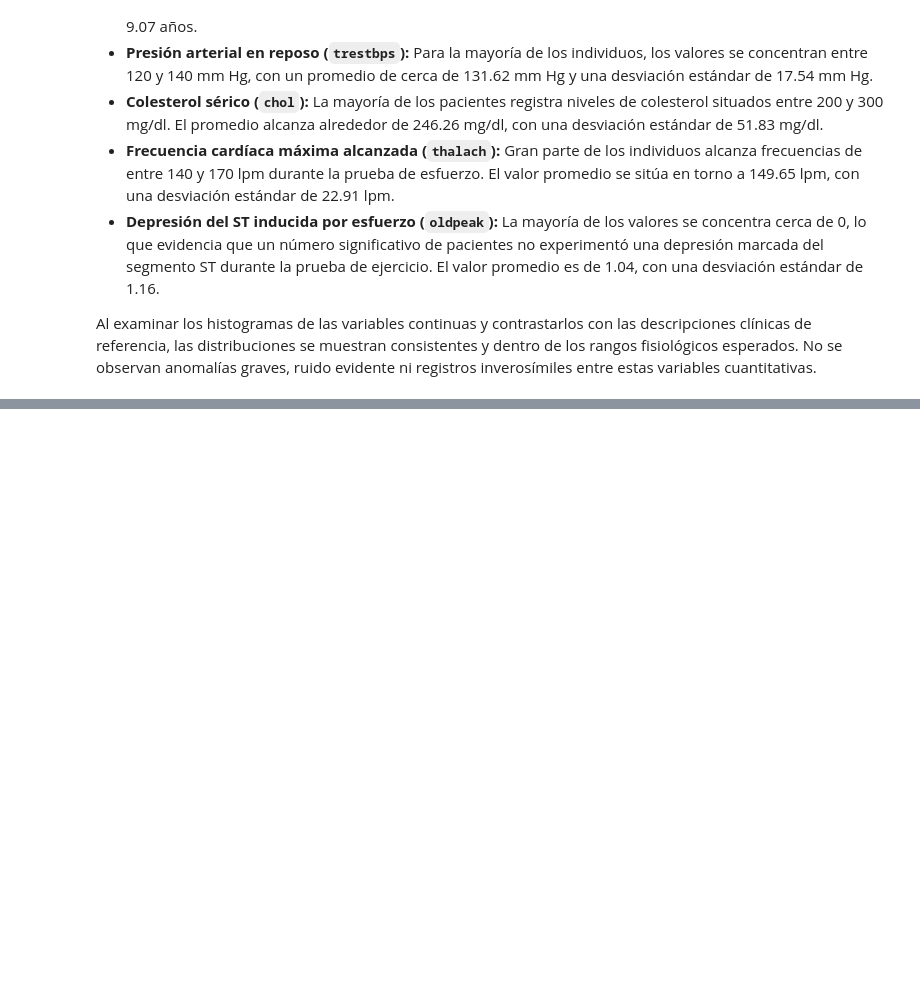
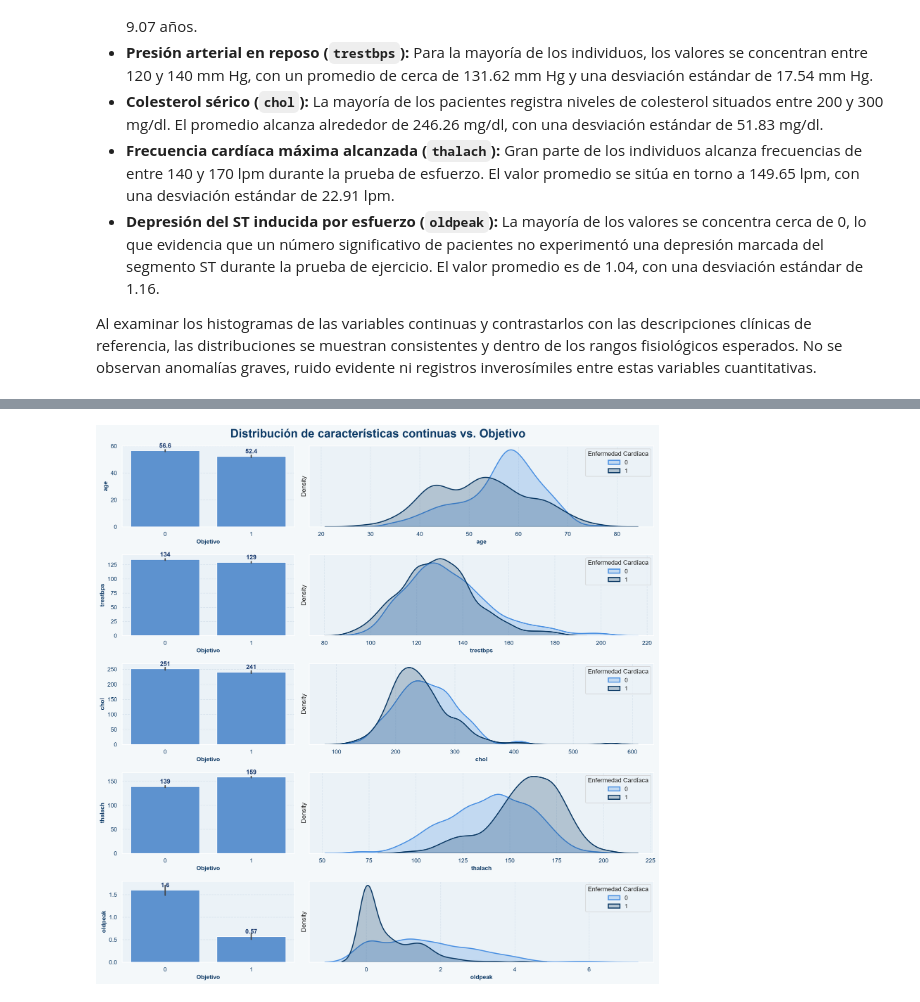
Before and after one commit to david-ramirezl/deteccion-riesgo-cardiovascular, a Jupyter notebook: notebooks/deteccion_riesgo_cardiovascular.ipynb, the cells around one changed output, grey strips where cells are left out. Saved outputs shown, nothing was run; the diff lists cells and outputs as text; code cells hidden in the pictures; blank space fills up the shorter version.

```diff
--- a/notebooks/deteccion_riesgo_cardiovascular.ipynb
+++ b/notebooks/deteccion_riesgo_cardiovascular.ipynb
@@ -303,0 +383,51 @@ Al examinar los histogramas de las variables continuas y contrastarlos con las d
+# %%
+# Establecer la paleta de colores (usando los tonos azules clínicos)
+sns.set_palette(['#4A90E2', '#0D3B66'])
+
+# Crear los subgráficos
+fig, ax = plt.subplots(len(caracteristicas_continuas), 2, figsize=(15, 15), gridspec_kw={'width_ratios': [1, 2]})
+
+# Aplicar color de fondo a la figura completa
+fig.patch.set_facecolor('#F4F8FA')
+
+# Iterar a través de cada característica continua para crear gráficos de barras y gráficos KDE
+for i, col in enumerate(caracteristicas_continuas):
+    # Gráfico de barras que muestra el valor promedio de la característica para cada categoría objetivo
+    grafico = sns.barplot(data=df, x="target", y=col, ax=ax[i, 0])
+
+    # Gráfico KDE que muestra la distribución de la característica para cada categoría objetivo
+    sns.kdeplot(data=df[df["target"] == 0], x=col, fill=True, linewidth=2, ax=ax[i, 1], label='0')
+    sns.kdeplot(data=df[df["target"] == 1], x=col, fill=True, linewidth=2, ax=ax[i, 1], label='1')
+
+    # Configurar colores de fondo para los ejes
+    ax[i, 0].set_facecolor('#EBF2F7')
+    ax[i, 1].set_facecolor('#EBF2F7')
+
+    # Configurar cuadrícula
+    ax[i, 0].grid(True, color='#D0DEE9', linestyle='--', alpha=0.7, axis='y')
+    ax[i, 1].grid(True, color='#D0DEE9', linestyle='--', alpha=0.7)
+
+    # Estilizar etiquetas de ejes
+    ax[i, 0].set_xlabel('Objetivo', fontsize=11, fontweight='bold', color='#0D3B66')
+    ax[i, 0].set_ylabel(col, fontsize=11, fontweight='bold', color='#0D3B66')
+    ax[i, 1].set_xlabel(col, fontsize=11, fontweight='bold', color='#0D3B66')
+
+    # Ocultar ticks en el eje Y para el KDE, pero mantener el color en el eje X
+    ax[i, 1].set_yticks([])
+    ax[i, 0].tick_params(colors='#0D3B66')
+    ax[i, 1].tick_params(colors='#0D3B66')
+
+    # Configurar la leyenda
+    ax[i, 1].legend(title='Enfermedad Cardíaca', loc='upper right')
+
+    # Añadir valores promedio al gráfico de barras
+    for cont in grafico.containers:
+        grafico.bar_label(cont, fmt='%.3g', color='#1B3B6F', fontweight='bold', padding=3)
+
+# Establecer el título para toda la figura
+plt.suptitle('Distribución de características continuas vs. Objetivo', fontsize=22, fontweight='bold', color='#0D3B66')
+plt.tight_layout()
+plt.subplots_adjust(top=0.95)
+plt.show()
+# %% [output]
+[figure, added]
```
Also changed, not shown: parts of 14 cells of this notebook, 1 other file.
